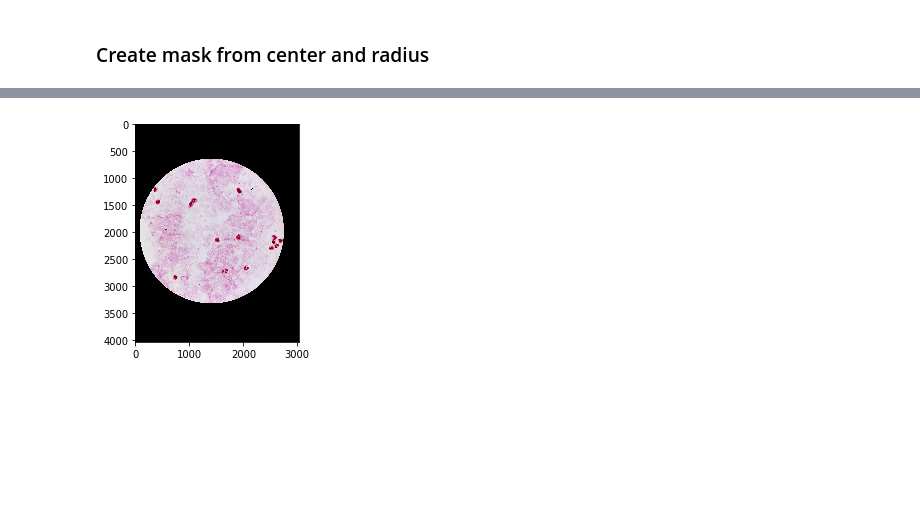
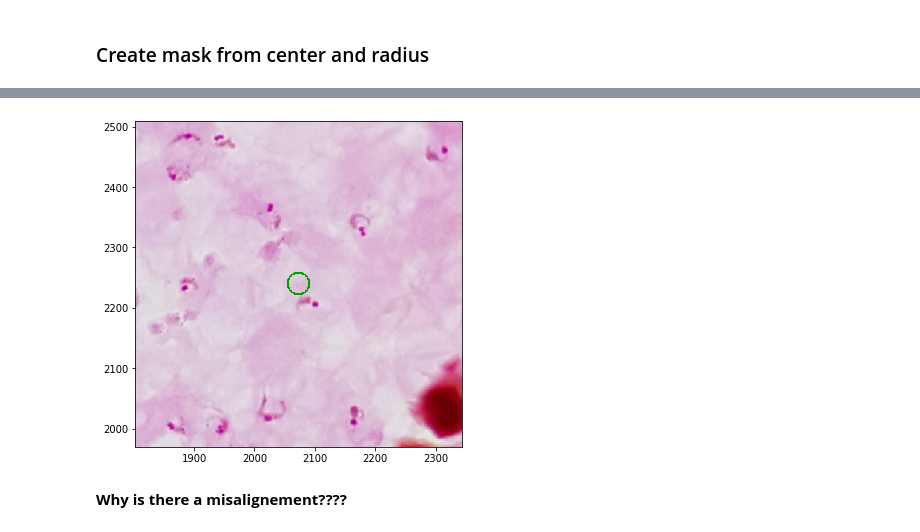
Before and after one commit to malaria-diagnosis/malaria-code, a Jupyter notebook: smartphone_data_scripts/new_ai4good_scripts/scripts/preprocess.ipynb, the cells around one changed output, grey strips where cells are left out. Cells and saved outputs as stored; diff of their text form; code cells hidden in the pictures; blank space fills up the shorter version.

```diff
--- a/smartphone_data_scripts/new_ai4good_scripts/scripts/preprocess.ipynb
+++ b/smartphone_data_scripts/new_ai4good_scripts/scripts/preprocess.ipynb
@@ -6,9 +6,10 @@ import pandas as pd
 import numpy as np
 import matplotlib.pyplot as plt
 import cv2
+from pathlib import Path
 
 %matplotlib inline
-plt.rcParams['figure.figsize'] = [24,16]
+plt.rcParams['figure.figsize'] = [16,6]
 # %% [markdown]
 ## Imports
 # %%
@@ -62,0 +98,4 @@ all_images[0], all_files[0]
+# %%
+#Generate the path of the image to load
+img_path = os.path.join(DATA_ROOT,p,t+'.jpg')
+img_path
@@ -63,6 +104,9 @@ all_images[0], all_files[0]
 # %%
-img = cv2.imread(all_images[0])
+img = cv2.imread(img_path)
 print(img.shape)
+
 plt.imshow(img);
+plt.xlim(100,2900);
+plt.ylim(600,3400);
 # %% [output]
 (4032, 3024, 3)
@@ -70,26 +114,29 @@ plt.imshow(img);
 # %%
-background_image = img #np.zeros((4032,3024), np.uint8)
+#background = np.zeros((4032,3024), np.uint8)
 
 # Add the outline
-outline_image = cv2.circle(background_image,
-                          center = (2146,1191),
-                           radius = 19,
-                           color = 0, # black
-                           thickness = 2
-                          )
+new_img = cv2.circle(img,
+                     center = (x,y),  # Because of opencv standard, might be (y,x) instead ????
+                     radius = r,
+                     color = (0,160,0), # Darkish green
+                     thickness = 2
+                    )
 
 # Add the filling
 '''
-filled_image = cv2.circle(outline_image,
-                          center = (1191,2146),
-                           radius = 19,
-                           color = [255,255,128], # Light red
+new_img = cv2.circle(new_img,
+                          center = (x,y),
+                           radius = r,
+                           color = [0,255,0], # Light green
                            thickness = cv2.FILLED  # Will draw a filled circle
                           )
 '''
 
-plt.imshow(outline_image);
-#plt.ylim(1000,1300);
-#plt.xlim(2000,2300);
+zoom = 15*r
+plt.imshow(new_img);
+plt.xlim(x-zoom,x+zoom)
+plt.ylim(y-zoom,y+zoom);
 # %% [output]
-[figure, old version]
+[figure, new version]
+# %% [markdown]
+**Why is there a misalignement????**
```
Also changed, not shown: parts of 10 cells of this notebook.
